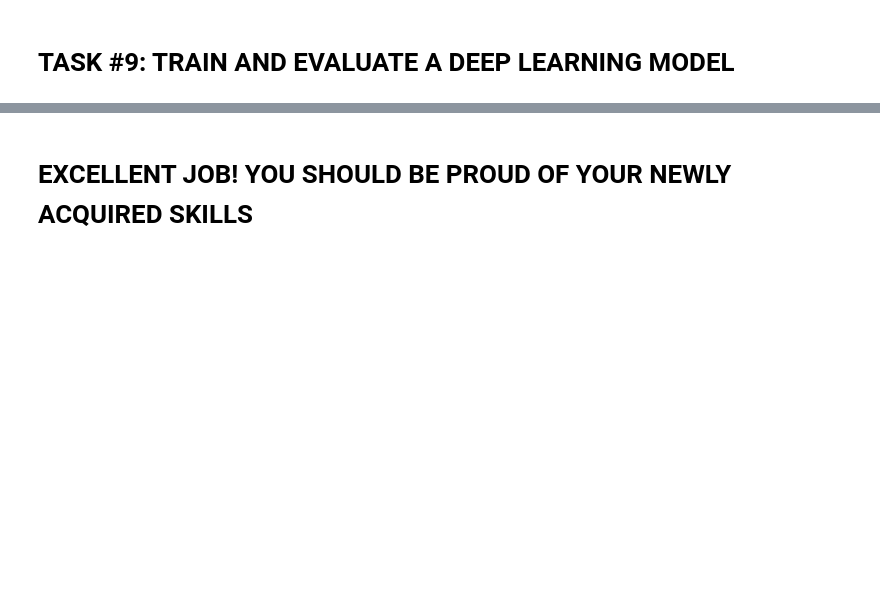
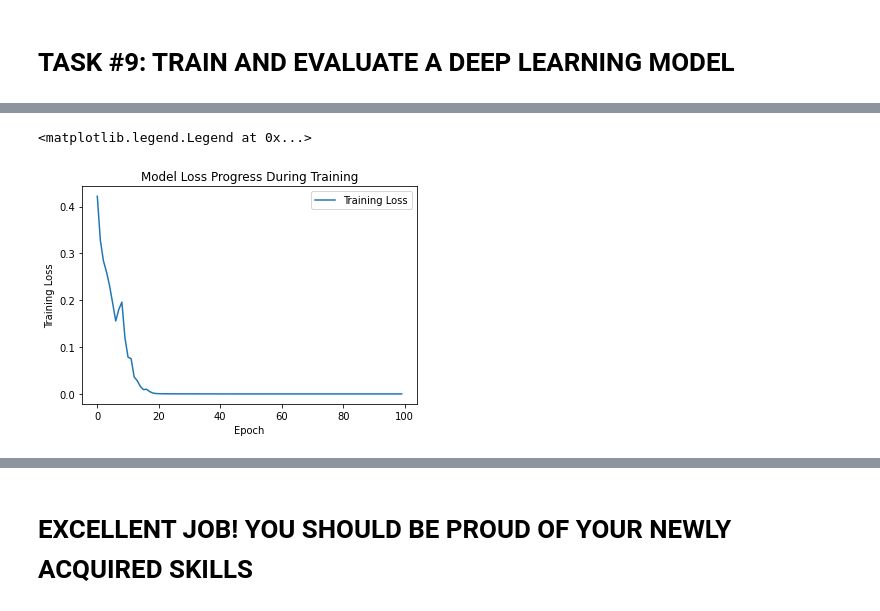
Before and after one commit to lavarius/DSCaseStudies, a Jupyter notebook: CS_Human_Resources_Department_Skeleton.ipynb, the cells around one changed output, grey strips where cells are left out. Cells and saved outputs as stored; diff of their text form; code cells hidden in the pictures; blank space fills up the shorter version.

```diff
--- a/CS_Human_Resources_Department_Skeleton.ipynb
+++ b/CS_Human_Resources_Department_Skeleton.ipynb
@@ -560,2 +633,20 @@ weighted avg       0.88      0.86      0.82       368
 # %% [markdown]
 # TASK #9: TRAIN AND EVALUATE A DEEP LEARNING MODEL
+# %%
+# DL or ANN model
+# google's framework to build and train AI models
+import tensorflow as tf
+# keras an API, used to build Artifical Network, uses tensorflow in the background
+# building the model sequentially, i.e. in layers
+model_dl = tf.keras.models.Sequential()
+# activation function - rectified linear units
+# 50 samples as input
+model_dl.add(tf.keras.layers.Dense(units = 500, activation = 'relu', input_shape = (50, )))
+# add second layer, 500 neurons
+model_dl.add(tf.keras.layers.Dense(units = 500, activation = 'relu'))
+# third layer
+model_dl.add(tf.keras.layers.Dense(units = 500, activation = 'relu'))
+# last layer used sigmoid activation in the output
+# classification, so output should not be continuous, thus sigmoid, either 0
+# or saturated at 1, with 1 neuron at the output
+model_dl.add(tf.keras.layers.Dense(units = 1, activation = 'sigmoid'))
@@ -561,0 +674,11 @@ weighted avg       0.88      0.86      0.82       368
+# %%
+# compile the model, Training the model
+model_dl.compile(optimizer = 'Adam', loss = 'binary_crossentropy', metrics = ['accuracy'])
+# %%
+# apply the fit method to model
+# 50 samples
+# keep track of performance of model throughout the traiing
+# define epochs_hist for the history of all the training, can plot the progress
+# throughout the training / different epochs
+# model_dl.fit(X_train, y_train, epochs = 100, batch_size = 50)
+epoch_hist = model_dl.fit(X_train, y_train, epochs = 100, batch_size = 50)
@@ -567,0 +733,11 @@ weighted avg       0.88      0.86      0.82       368
+# %%
+# plot epochs throughout the training, visualize my progress for training for the loss and accuracy
+plt.plot(epoch_hist.history['loss'])
+plt.title('Model Loss Progress During Training')
+plt.xlabel('Epoch')
+plt.ylabel('Training Loss')
+plt.legend(['Training Loss'])
+# loss starts off high, then goes to zero
+# %% [output]
+<matplotlib.legend.Legend at 0x...>
+[figure, added]
```
Also changed, not shown: parts of 23 cells of this notebook.
